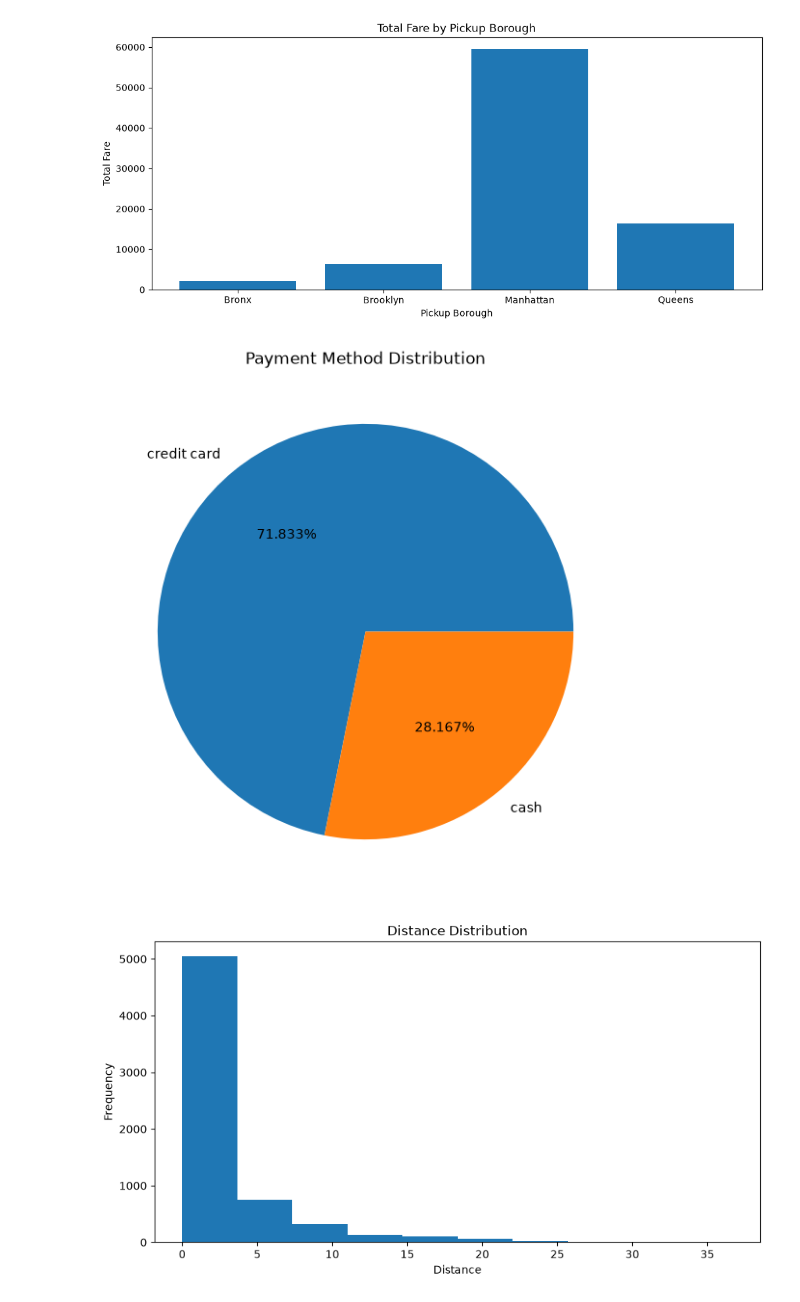
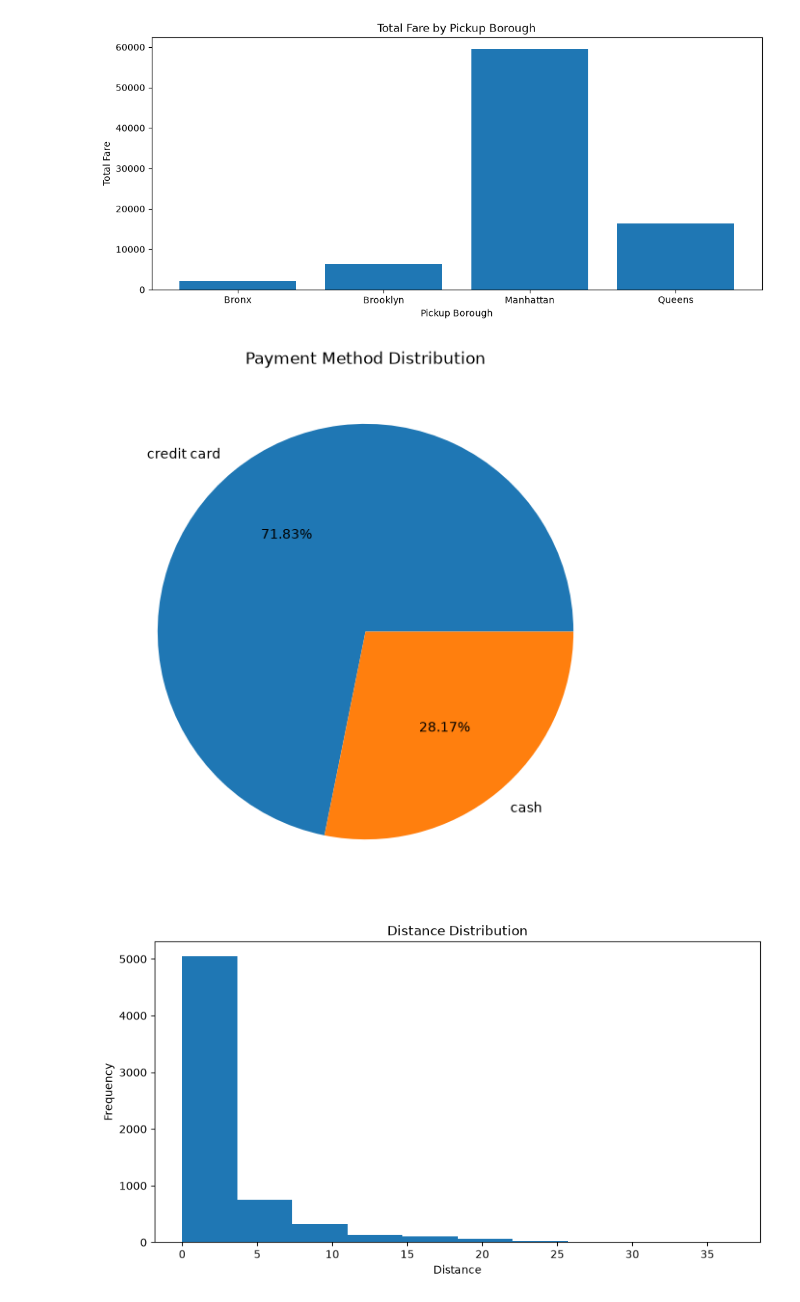
Before and after one commit to AbhiraSS/python-assignments, a Jupyter notebook: datavisualization.ipynb, the cells around one changed output. Drawn from its saved outputs; the diff is of its cells as text; code cells hidden in the pictures.

```diff
--- a/datavisualization.ipynb
+++ b/datavisualization.ipynb
@@ -128,0 +111,3 @@ dtype: int64
+# %%
+df = df.dropna(subset=["pickup_zone", "dropoff_zone","pickup_borough", "dropoff_borough"])
+print(df.isnull().sum())
@@ -153,12 +154,12 @@ plt.show()
 # %%
 payment_count = df["payment"].value_counts()
 
 plt.figure(figsize=(7,7))
-plt.pie(payment_count, labels=payment_count.index,autopct="%1.3f%%")
+plt.pie(payment_count, labels=payment_count.index,autopct="%1.2f%%")
 plt.title("Payment Method Distribution")
 plt.show()
 # %% [output]
-[figure, old version]
+[figure, new version]
 # %%
 plt.figure(figsize=(10,5))
 plt.hist(df["distance"], bins=10)
```
Also changed, not shown: parts of 4 cells of this notebook.
